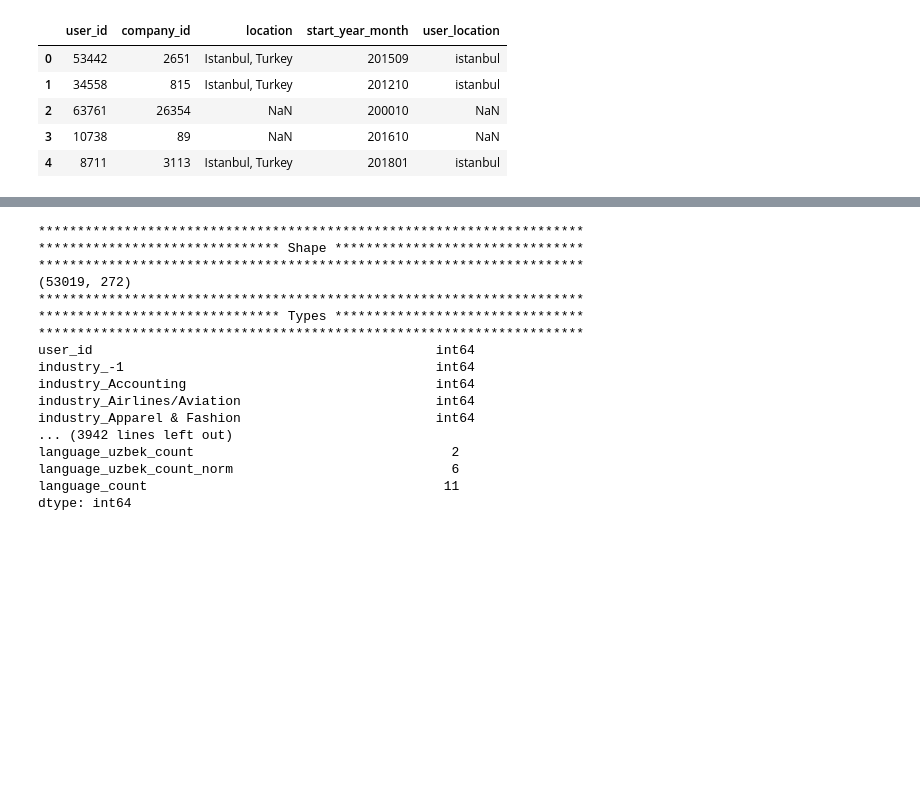
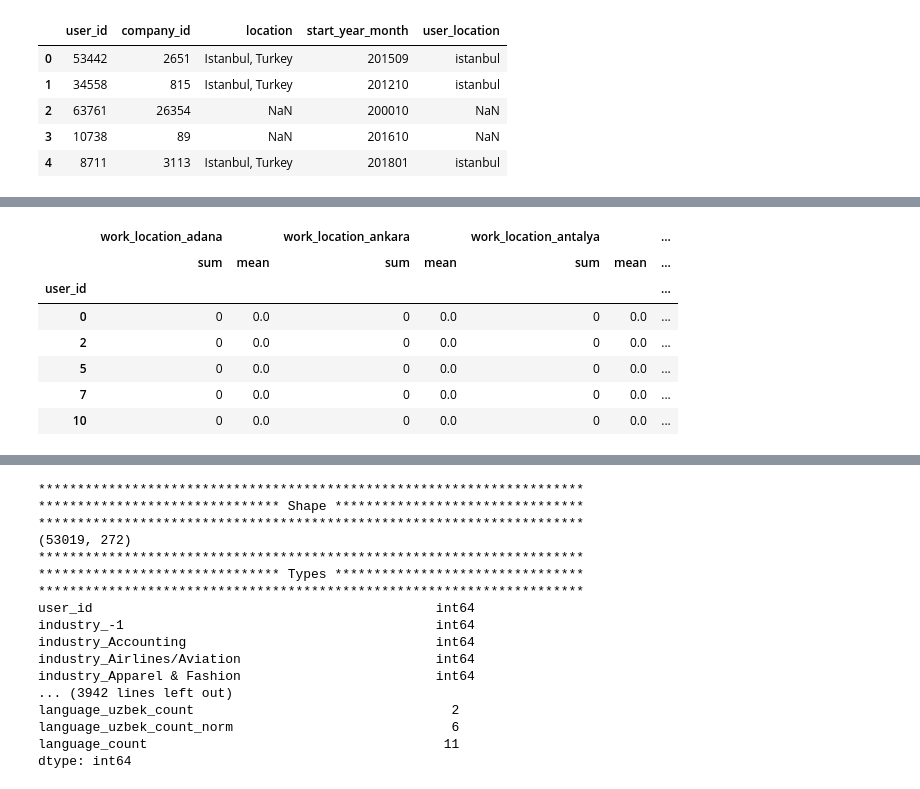
Before and after one commit to furkaneneseren/Datathon-BBVA, a Jupyter notebook: churn-with-linkedin.ipynb, the cells around one changed output, grey strips where cells are left out. Saved outputs shown, nothing was run; the diff lists cells and outputs as text; code cells hidden in the pictures; blank space fills up the shorter version.

```diff
--- a/churn-with-linkedin.ipynb
+++ b/churn-with-linkedin.ipynb
@@ -1824,0 +2048,5 @@ work_exp.to_csv("work_exp", index=False)
+# %%
+categorical = pd.get_dummies(t.drop(columns="company_id").select_dtypes('object'))
+categorical["user_id"] = t["user_id"]
+categorical["company_id"] = t["company_id2"]
+categorical.head()
@@ -1824,0 +2060,12 @@ work_exp.to_csv("work_exp", index=False)
+# %%
+categorical_grouped = categorical.groupby('user_id').agg(['sum', 'mean'])
+categorical_grouped.head()
+# %% [output]
+|  | work_location_adana |  | work_location_ankara |  | work_location_antalya |  | ... |
+|  | sum | mean | sum | mean | sum | mean | ... |
+| user_id |  |  |  |  |  |  | ... |
+| 0 | 0 | 0.0 | 0 | 0.0 | 0 | 0.0 | ... |
+| 2 | 0 | 0.0 | 0 | 0.0 | 0 | 0.0 | ... |
+| 5 | 0 | 0.0 | 0 | 0.0 | 0 | 0.0 | ... |
+| 7 | 0 | 0.0 | 0 | 0.0 | 0 | 0.0 | ... |
+| 10 | 0 | 0.0 | 0 | 0.0 | 0 | 0.0 | ... |
```
Also changed, not shown: parts of 71 cells of this notebook.
